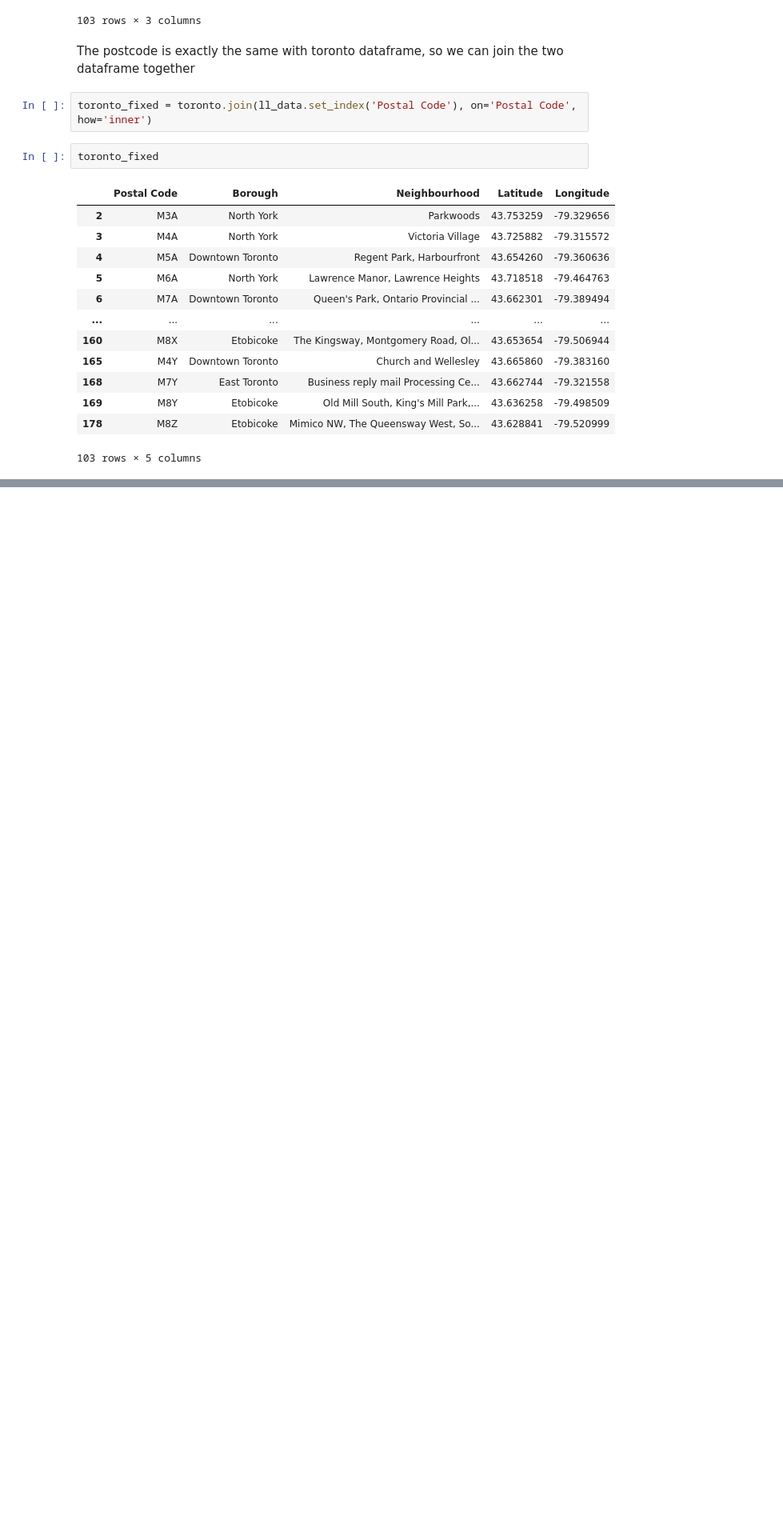
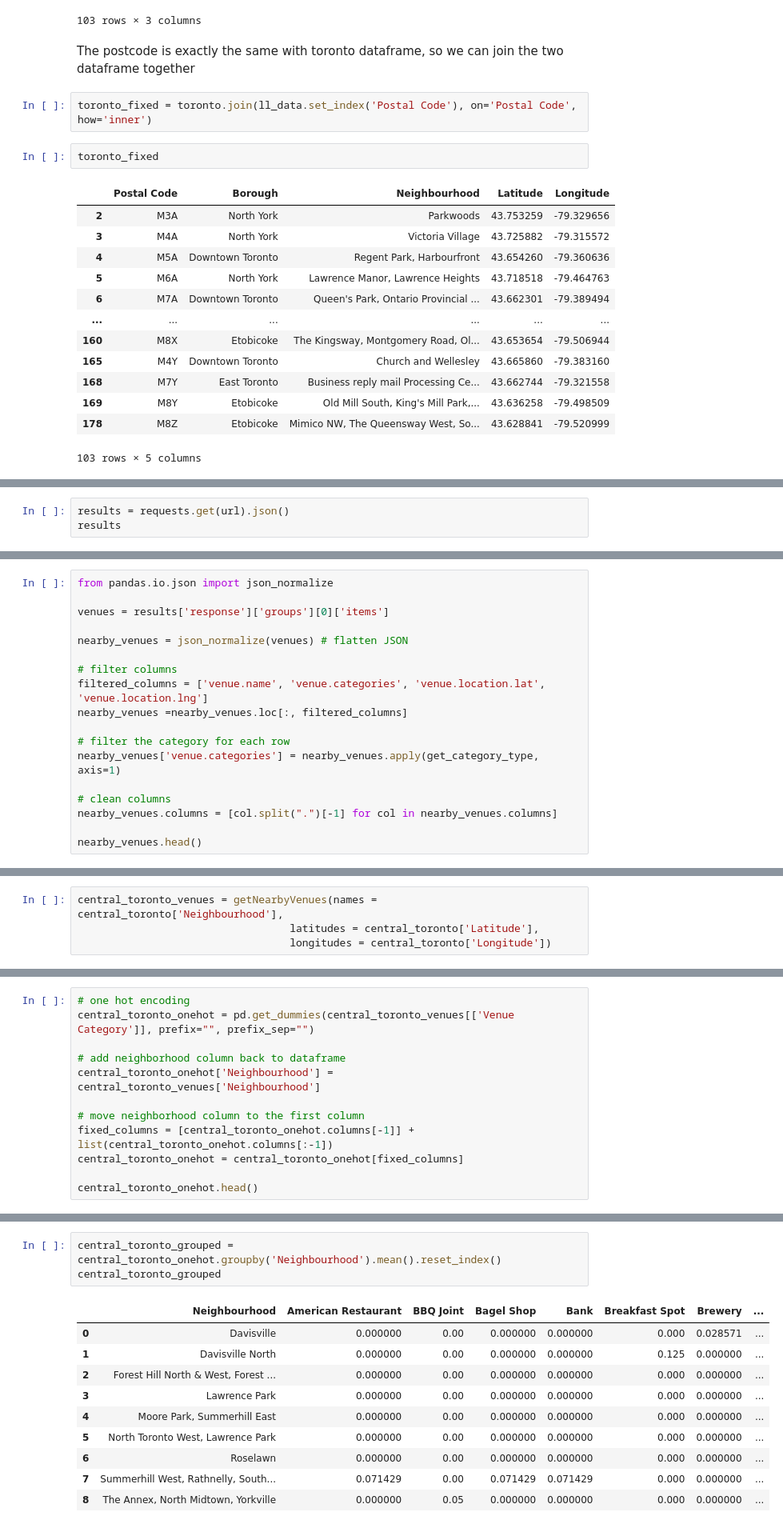
Before and after one commit to kylerkb/Cousera_Capstone, a Jupyter notebook: Week 3 Assignment of Capstone Project.ipynb, the cells around one changed output, grey strips where cells are left out. Shown: that part at 80% size. Cells and saved outputs as stored; diff of their text form; blank space fills up the shorter version.

```diff
--- a/Week 3 Assignment of Capstone Project.ipynb
+++ b/Week 3 Assignment of Capstone Project.ipynb
@@ -149,0 +325,3 @@ toronto_fixed
+# %%
+results = requests.get(url).json()
+results
@@ -149,0 +360,18 @@ toronto_fixed
+# %%
+from pandas.io.json import json_normalize
+
+venues = results['response']['groups'][0]['items']
+
+nearby_venues = json_normalize(venues) # flatten JSON
+
+# filter columns
+filtered_columns = ['venue.name', 'venue.categories', 'venue.location.lat', 'venue.location.lng']
+nearby_venues =nearby_venues.loc[:, filtered_columns]
+
+# filter the category for each row
+nearby_venues['venue.categories'] = nearby_venues.apply(get_category_type, axis=1)
+
+# clean columns
+nearby_venues.columns = [col.split(".")[-1] for col in nearby_venues.columns]
+
+nearby_venues.head()
@@ -149,0 +428,4 @@ toronto_fixed
+# %%
+central_toronto_venues = getNearbyVenues(names = central_toronto['Neighbourhood'],
+                                  latitudes = central_toronto['Latitude'],
+                                  longitudes = central_toronto['Longitude'])
@@ -149,0 +479,12 @@ toronto_fixed
+# %%
+# one hot encoding
+central_toronto_onehot = pd.get_dummies(central_toronto_venues[['Venue Category']], prefix="", prefix_sep="")
+
+# add neighborhood column back to dataframe
+central_toronto_onehot['Neighbourhood'] = central_toronto_venues['Neighbourhood']
+
+# move neighborhood column to the first column
+fixed_columns = [central_toronto_onehot.columns[-1]] + list(central_toronto_onehot.columns[:-1])
+central_toronto_onehot = central_toronto_onehot[fixed_columns]
+
+central_toronto_onehot.head()
@@ -149,0 +505,14 @@ toronto_fixed
+# %%
+central_toronto_grouped = central_toronto_onehot.groupby('Neighbourhood').mean().reset_index()
+central_toronto_grouped
+# %% [output]
+|  | Neighbourhood | American Restaurant | BBQ Joint | Bagel Shop | Bank | Breakfast Spot | Brewery | ... |
+| 0 | Davisville | 0.000000 | 0.00 | 0.000000 | 0.000000 | 0.000 | 0.028571 | ... |
+| 1 | Davisville North | 0.000000 | 0.00 | 0.000000 | 0.000000 | 0.125 | 0.000000 | ... |
+| 2 | Forest Hill North & West, Forest ... | 0.000000 | 0.00 | 0.000000 | 0.000000 | 0.000 | 0.000000 | ... |
+| 3 | Lawrence Park | 0.000000 | 0.00 | 0.000000 | 0.000000 | 0.000 | 0.000000 | ... |
+| 4 | Moore Park, Summerhill East | 0.000000 | 0.00 | 0.000000 | 0.000000 | 0.000 | 0.000000 | ... |
+| 5 | North Toronto West, Lawrence Park | 0.000000 | 0.00 | 0.000000 | 0.000000 | 0.000 | 0.000000 | ... |
+| 6 | Roselawn | 0.000000 | 0.00 | 0.000000 | 0.000000 | 0.000 | 0.000000 | ... |
+| 7 | Summerhill West, Rathnelly, South... | 0.071429 | 0.00 | 0.071429 | 0.071429 | 0.000 | 0.000000 | ... |
+| 8 | The Annex, North Midtown, Yorkville | 0.000000 | 0.05 | 0.000000 | 0.000000 | 0.000 | 0.000000 | ... |
```
Also changed, not shown: parts of 52 cells of this notebook.
